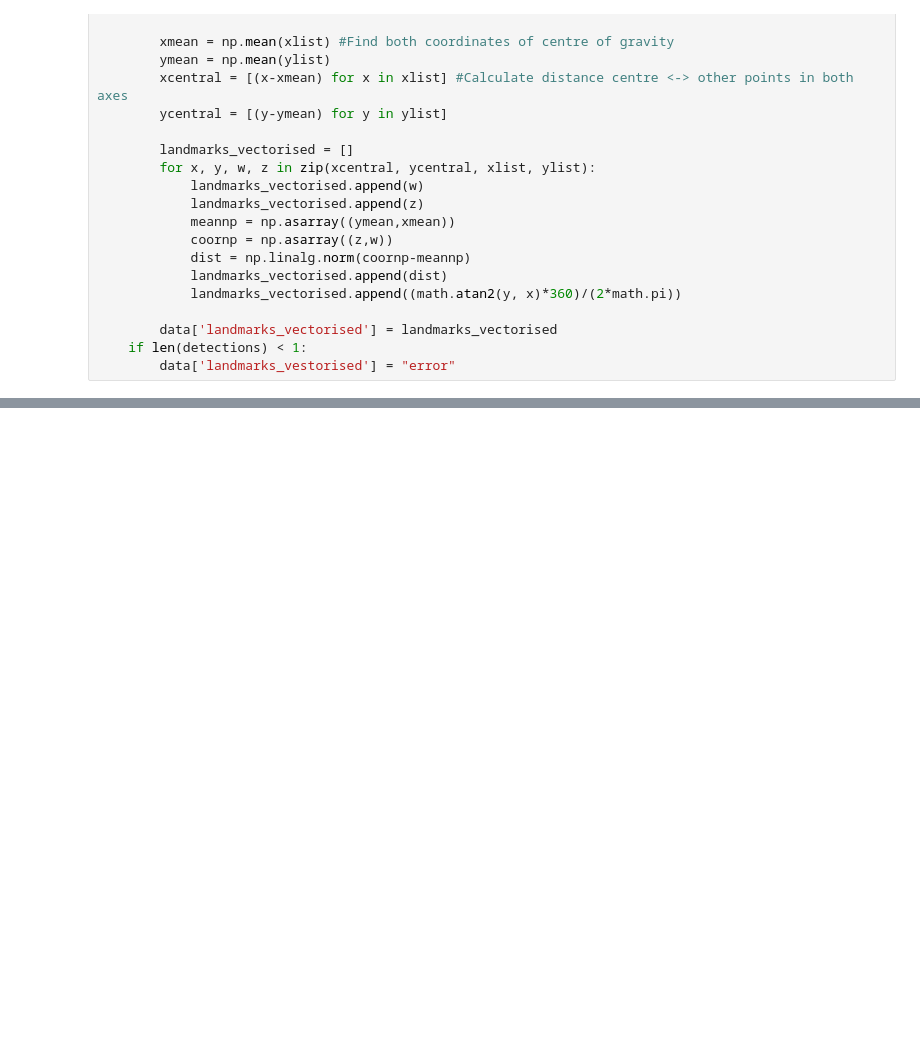
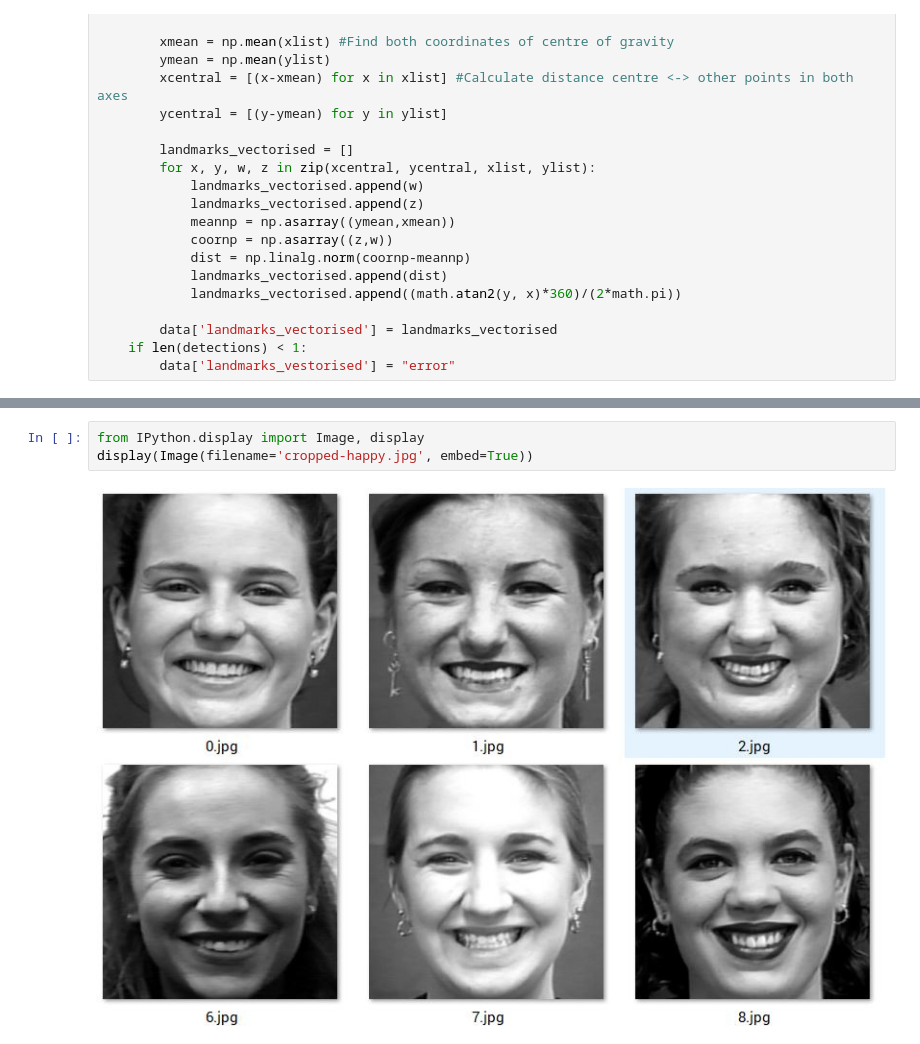
Before and after one commit to fabiograssiotto/IA369, a Jupyter notebook: T3/EmoRecog/emorecog.ipynb, the cells around one changed output, grey strips where cells are left out. Drawn from its saved outputs; the diff is of its cells as text; blank space fills up the shorter version.

```diff
--- a/T3/EmoRecog/emorecog.ipynb
+++ b/T3/EmoRecog/emorecog.ipynb
@@ -168,0 +278,5 @@ def get_landmarks(image):
+# %%
+from IPython.display import Image, display
+display(Image(filename='cropped-happy.jpg', embed=True))
+# %% [output]
+[figure, added]
```
Also changed, not shown: parts of 14 cells of this notebook, 11 other files.
